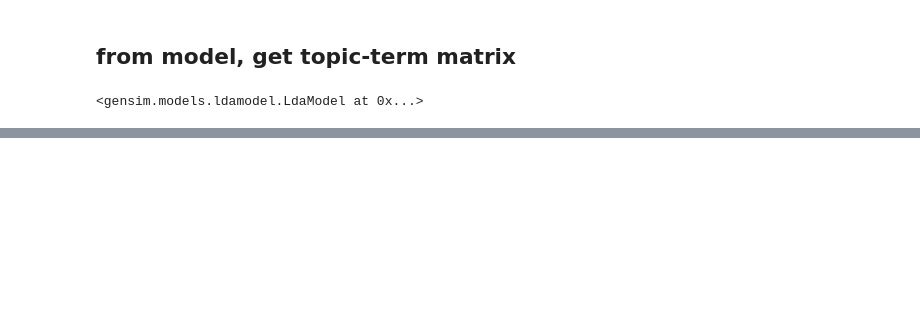
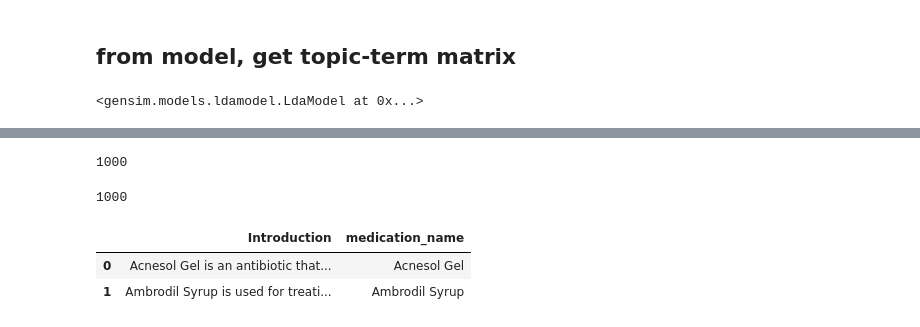
Before and after one commit to chanccm/streamlit-nlp, a Jupyter notebook: notebooks/create_topic_distribution_model_drug_information.ipynb, the cells around one changed output, grey strips where cells are left out. Saved outputs shown, nothing was run; the diff lists cells and outputs as text; code cells hidden in the pictures; blank space fills up the shorter version.

```diff
--- a/notebooks/create_topic_distribution_model_drug_information.ipynb
+++ b/notebooks/create_topic_distribution_model_drug_information.ipynb
@@ -514,0 +306,3 @@ plt.show()
+# %%
+pd.set_option('display.max_columns', None)
+df_topic_term_matrix.loc['topic 0'].sort_values(ascending = False)[:80]
@@ -514,0 +354,4 @@ plt.show()
+# %%
+len(Corpus)
+# %% [output]
+1000
@@ -514,0 +360,19 @@ plt.show()
+# %%
+len(lda_corpus)
+# %% [output]
+1000
+# %%
+def get_medication_name(text):
+
+    first_sentence = text.partition('.')[0]
+    name = ' '.join(re.findall(r'\b[A-Z][a-z]+|\b[A-Z]\b', first_sentence))
+
+    return name
+# %%
+df['medication_name'] = df['Introduction'].apply(lambda x: get_medication_name(x))
+# %%
+df.head(2)
+# %% [output]
+|  | Introduction | medication_name |
+| 0 | Acnesol Gel is an antibiotic that... | Acnesol Gel |
+| 1 | Ambrodil Syrup is used for treati... | Ambrodil Syrup |
```
Also changed, not shown: parts of 87 cells of this notebook, 14 other files.
